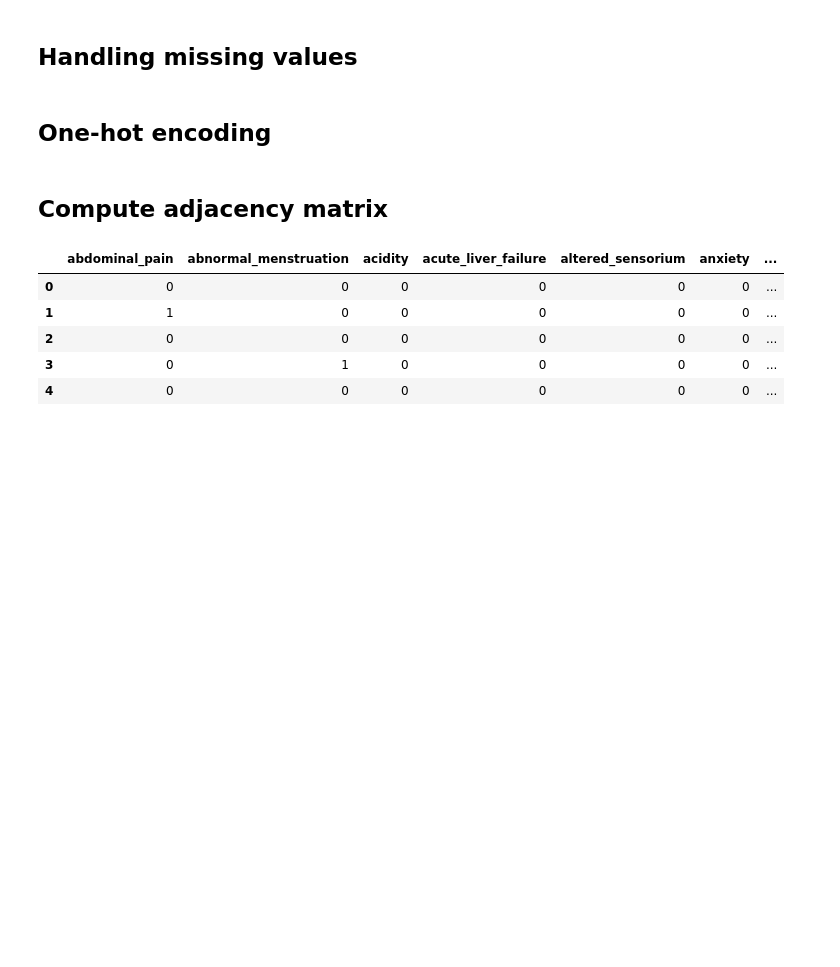
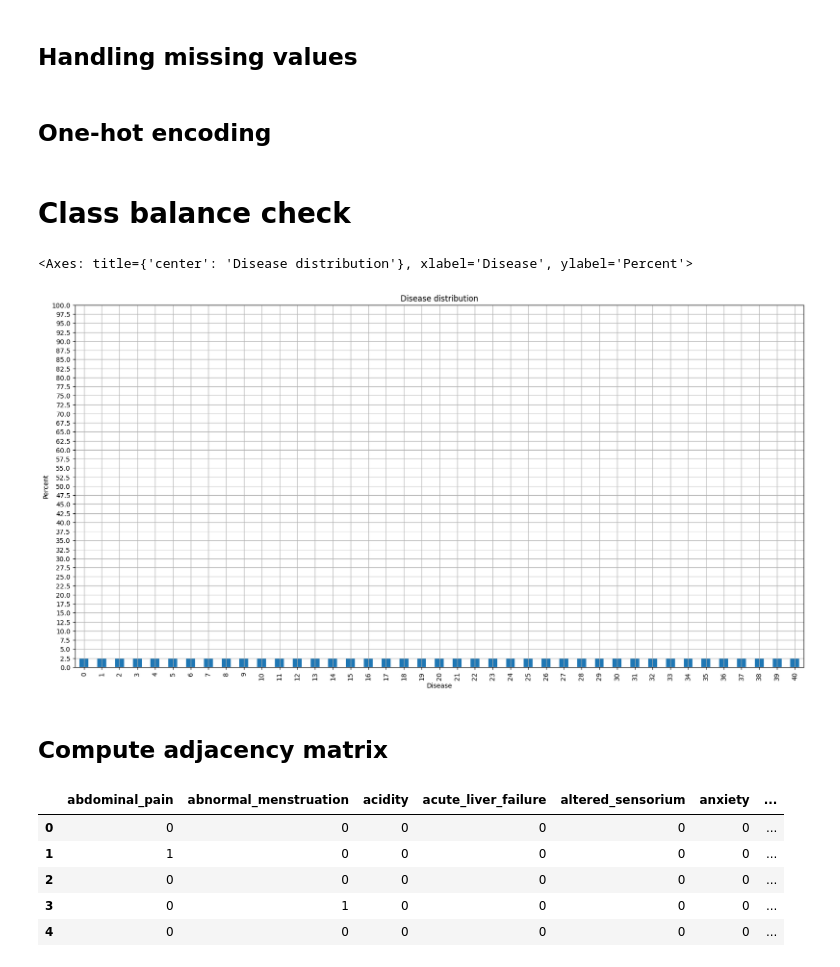
Before and after one commit to DavideLigari/disease-prediction, a Jupyter notebook: code/dataset_cleaning.ipynb, the cells around one changed output. Saved outputs shown, nothing was run; the diff lists cells and outputs as text; code cells hidden in the pictures; blank space fills up the shorter version.

```diff
--- a/code/dataset_cleaning.ipynb
+++ b/code/dataset_cleaning.ipynb
@@ -83,6 +83,25 @@ diseases_labels = [label_mapping[disease] for disease in patients_diseases]
 one_hot_encoding["Disease"] = diseases_labels
 
 one_hot_encoding.to_csv("../dataset/one_hot_encoding.csv", index=False)
+# %% [markdown]
+# Class balance check
+# %%
+balance_count = one_hot_encoding["Disease"].groupby(one_hot_encoding["Disease"]).count()
+balance_percent = balance_count / one_hot_encoding["Disease"].count() * 100
+
+balance_percent.plot(
+    kind="bar",
+    figsize=(20, 10),
+    ylim=(0, 100),
+    title="Disease distribution",
+    grid=True,
+    ylabel="Percent",
+    xlabel="Disease",
+    yticks=np.arange(0, 101, 2.5),
+)
+# %% [output]
+<Axes: title={'center': 'Disease distribution'}, xlabel='Disease', ylabel='Percent'>
+[figure, added]
 # %%
 # Store the one-hot-encoded DataFrame in a .npz file
 tmp = np.array(one_hot_encoding)
```
Also changed, not shown: 3 other files.
